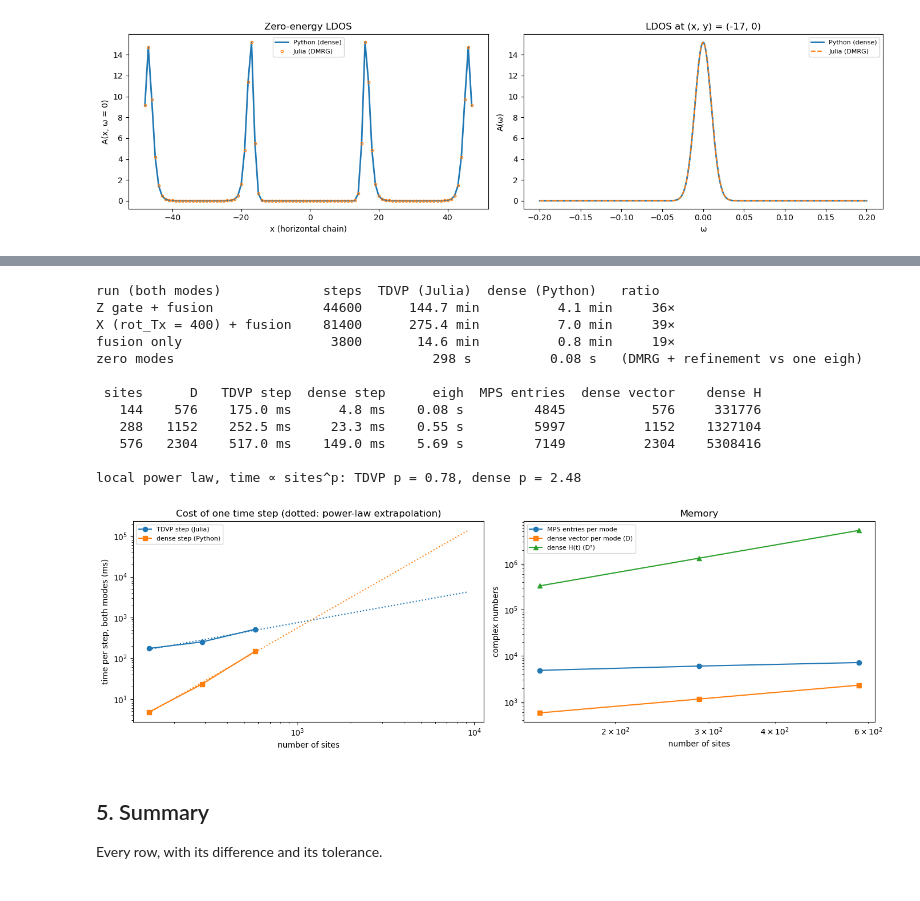
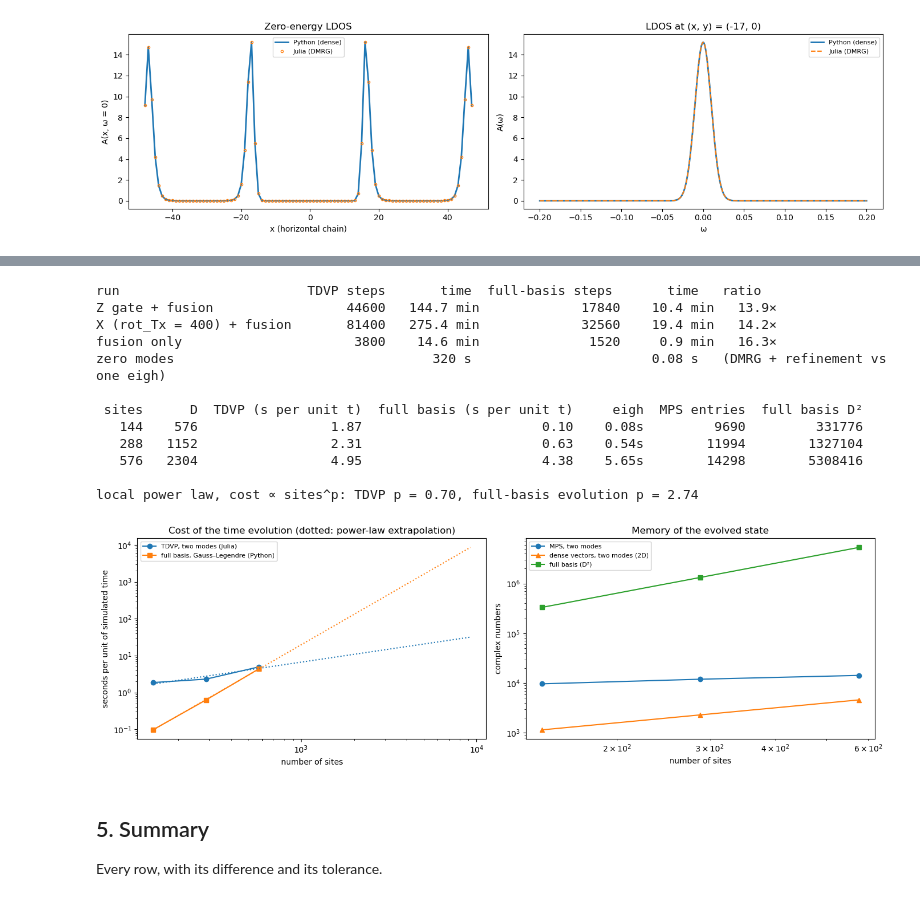
Before and after one commit to alasko5/MSH_Tensor_Network_Methods, a Jupyter notebook: tjunctions_compare.ipynb, the cells around one changed output, grey strips where cells are left out. Cells and saved outputs as stored; diff of their text form; code cells hidden in the pictures.

```diff
--- a/tjunctions_compare.ipynb
+++ b/tjunctions_compare.ipynb
@@ -88,8 +91,8 @@ for gate, key in (("Z", "Z"), ("X", "X400")):
     py = np.load(os.path.join(PY_DIR, f"gate_density_kwant_{key}.npz"))
     assert np.allclose(ts, py["ts"]) and np.allclose(dq[:, 0], py["ts"]) and np.array_equal(xs_, py["x"]), "snapshots differ"
     dens[gate] = dict(ts=ts, x=xs_, Tg=float(py["Tg"]), D_tdvp=D_tdvp, D_py=py["D"], dQ_tdvp=dq[:, 1], dQ_py=py["dQ"])
-    check(f"TDVP δn(x, t), {gate} gate + fusion", D_tdvp, py["D"], 1e-5)
-    check(f"TDVP ΔQ(t), {gate} gate + fusion", dq[:, 1], py["dQ"], 1e-5)
+    check(f"TDVP δn(x, t), {gate} gate + fusion", D_tdvp, py["D"], 1e-4)
+    check(f"TDVP ΔQ(t), {gate} gate + fusion", dq[:, 1], py["dQ"], 1e-4)
 
 fig, ax = plt.subplots(1, 2, figsize=(15, 4.5))
 for a, (gate, r) in zip(ax, dens.items()):
@@ -131,10 +133,9 @@ Angles are in degrees.
 # %%
 tn_g = {k: float(v) for k, v in np.genfromtxt("msh_tjunctions_tn_gates.csv", delimiter=",", names=True, dtype=None, encoding=None)}
 py_g = {k: float(v) for k, v in np.load(os.path.join(PY_DIR, "gates_kwant.npz")).items()}
-tols = dict(S_phase=1e-3, Z_phase=1e-3, X_theta=1e-3, X_P01=1e-5, fus_E_A=1e-6, fus_dQad_A=1e-6)
-labels = dict(S_phase="exchange_12 once: relative phase (°)", Z_phase="Z: relative phase (°)", Z_leak_A="Z: leak ψ_A",
-              Z_leak_B="Z: leak ψ_B", X_theta="X: rotation angle θ (°)", X_P01="X: P(0→1)", X_leak_A="X: leak ψ_A",
-              X_leak_B="X: leak ψ_B", Z_fus_dQ="fusion ΔQ after Z", X_fus_dQ="fusion ΔQ after X", F_fus_dQ="fusion ΔQ, no gate",
+tols = dict(fus_E_A=1e-6, fus_dQad_A=1e-6)
+labels = dict(Z_leak_A="Z: leak ψ_A", Z_leak_B="Z: leak ψ_B", X_leak_A="X: leak ψ_A", X_leak_B="X: leak ψ_B",
+              Z_fus_dQ="fusion ΔQ after Z", X_fus_dQ="fusion ΔQ after X", F_fus_dQ="fusion ΔQ, no gate",
               Z_fus_leak_A="fusion leak ψ_A after Z", X_fus_leak_A="fusion leak ψ_A after X", F_fus_leak_A="fusion leak ψ_A, no gate",
               fus_dQad_A="adiabatic ΔQ of pair A (end of fusion)", fus_E_A="E_A (end of fusion)")
 print(f"{'':52s} {'Julia (TN)':>12s} {'Python':>12s}")
@@ -178,55 +179,57 @@ entries against $D = 4 \times$ sites for a dense vector; the dense method also s
 # %%
 tt = {k: float(v) for k, v in np.genfromtxt("msh_tjunctions_tn_timing.csv", delimiter=",", names=True, dtype=None, encoding=None)}
 pt = {k: np.asarray(v) for k, v in np.load(os.path.join(PY_DIR, "timing_kwant.npz")).items()}
-print(f"{'run (both modes)':26s} {'steps':>7s} {'TDVP (Julia)':>13s} {'dense (Python)':>15s} {'ratio':>7s}")
+dt_py = float(pt["dt"]); dt_tn = 0.1
+print(f"{'run':26s} {'TDVP steps':>10s} {'time':>10s} {'full-basis steps':>17s} {'time':>10s} {'ratio':>7s}")
 for kind, key in (("Z", "Z"), ("X", "X400"), ("F", "F")):
-    n = int(tt[f"steps_{kind}"])
     t_tn = tt[f"tdvp_{kind}_A"] + tt[f"tdvp_{kind}_B"]
     t_py = float(pt[f"time_{key}_fusion"]) + (float(pt[f"time_{key}_gate"]) if f"time_{key}_gate" in pt else 0.0)
+    n_py = int(pt[f"steps_{key}_fusion"]) + (int(pt[f"steps_{key}_gate"]) if f"steps_{key}_gate" in pt else 0)
     lbl = {"Z": "Z gate + fusion", "X": "X (rot_Tx = 400) + fusion", "F": "fusion only"}[kind]
-    print(f"{lbl:26s} {n:7d} {t_tn / 60:10.1f} min {t_py / 60:12.1f} min {t_tn / t_py:6.0f}×")
-print(f"{'zero modes':26s} {'':7s} {(tt['dmrg_ldos'] + tt['dmrg_mzm']):11.0f} s {float(pt['eigh']):13.2f} s"
-      f"   (DMRG + refinement vs one eigh)")
+    print(f"{lbl:26s} {int(tt[f'steps_{kind}']):10d} {t_tn / 60:7.1f} min {n_py:17d} {t_py / 60:7.1f} min {t_tn / t_py:6.1f}×")
+print(f"{'zero modes':26s} {'':10s} {(tt['dmrg_ldos'] + tt['dmrg_mzm']):8.0f} s {'':17s} {float(pt['eigh']):8.2f} s   (DMRG + refinement vs one eigh)")
 
 sites = np.array([tt[f"bench_sites_L{L}"] for L in (4, 5, 6)])
-t_tn = 2 * np.array([tt[f"bench_step_L{L}"] for L in (4, 5, 6)])            # both modes
-t_py = pt["bench_step"]; t_eigh = pt["bench_eigh"]
-mps = np.array([tt[f"bench_mps_size_L{L}"] for L in (4, 5, 6)])
 assert np.array_equal(sites, pt["bench_sites"])
-p_tn = np.polyfit(np.log(sites), np.log(t_tn), 1)[0]; p_py = np.polyfit(np.log(sites), np.log(t_py), 1)[0]
-print(f"\n{'sites':>6s} {'D':>6s} {'TDVP step':>11s} {'dense step':>11s} {'eigh':>9s} {'MPS entries':>12s} {'dense vector':>13s} {'dense H':>10s}")
+c_tn = 2 * np.array([tt[f"bench_step_L{L}"] for L in (4, 5, 6)]) / dt_tn      # both modes, per unit of time
+c_py = pt["bench_step"] / dt_py                                               # full basis, per unit of time
+t_eigh = pt["bench_eigh"]
+mps = 2 * np.array([tt[f"bench_mps_size_L{L}"] for L in (4, 5, 6)])
+p_tn = np.polyfit(np.log(sites), np.log(c_tn), 1)[0]; p_py = np.polyfit(np.log(sites), np.log(c_py), 1)[0]
+print(f"\n{'sites':>6s} {'D':>6s} {'TDVP (s per unit t)':>20s} {'full basis (s per unit t)':>26s} {'eigh':>8s} {'MPS entries':>12s} {'full basis D²':>14s}")
 for i in range(3):
     D = 4 * int(sites[i])
-    print(f"{int(sites[i]):6d} {D:6d} {1e3 * t_tn[i]:8.1f} ms {1e3 * t_py[i]:8.1f} ms {t_eigh[i]:7.2f} s {int(mps[i]):12d} {D:13d} {D * D:10d}")
-print(f"\nlocal power law, time ∝ sites^p: TDVP p = {p_tn:.2f}, dense p = {p_py:.2f}")
+    print(f"{int(sites[i]):6d} {D:6d} {c_tn[i]:20.2f} {c_py[i]:26.2f} {t_eigh[i]:7.2f}s {int(mps[i]):12d} {D * D:14d}")
+print(f"\nlocal power law, cost ∝ sites^p: TDVP p = {p_tn:.2f}, full-basis evolution p = {p_py:.2f}")
 
 ns = np.geomspace(sites[0], 16 * sites[-1], 60)
-fit = lambda t: np.exp(np.polyval(np.polyfit(np.log(sites), np.log(t), 1), np.log(ns)))
+fit = lambda c: np.exp(np.polyval(np.polyfit(np.log(sites), np.log(c), 1), np.log(ns)))
 fig, ax = plt.subplots(1, 2, figsize=(14, 4.5))
-ax[0].loglog(sites, 1e3 * t_tn, "o-", label="TDVP step (Julia)")
-ax[0].loglog(sites, 1e3 * t_py, "s-", label="dense step (Python)")
-ax[0].loglog(ns, 1e3 * fit(t_tn), ":", color="C0"); ax[0].loglog(ns, 1e3 * fit(t_py), ":", color="C1")
-ax[0].set(xlabel="number of sites", ylabel="time per step, both modes (ms)", title="Cost of one time step (dotted: power-law extrapolation)")
+ax[0].loglog(sites, c_tn, "o-", label="TDVP, two modes (Julia)")
+ax[0].loglog(sites, c_py, "s-", label="full basis, Gauss–Legendre (Python)")
+ax[0].loglog(ns, fit(c_tn), ":", color="C0"); ax[0].loglog(ns, fit(c_py), ":", color="C1")
+ax[0].set(xlabel="number of sites", ylabel="seconds per unit of simulated time",
+          title="Cost of the time evolution (dotted: power-law extrapolation)")
 ax[0].legend(fontsize=8)
-ax[1].loglog(sites, mps, "o-", label="MPS entries per mode")
-ax[1].loglog(sites, 4 * sites, "s-", label="dense vector per mode (D)")
-ax[1].loglog(sites, (4 * sites) ** 2, "^-", label="dense H(t) (D²)")
-ax[1].set(xlabel="number of sites", ylabel="complex numbers", title="Memory"); ax[1].legend(fontsize=8)
+ax[1].loglog(sites, mps, "o-", label="MPS, two modes")
+ax[1].loglog(sites, 2 * 4 * sites, "^-", label="dense vectors, two modes (2D)")
+ax[1].loglog(sites, (4 * sites) ** 2, "s-", label="full basis (D²)")
+ax[1].set(xlabel="number of sites", ylabel="complex numbers", title="Memory of the evolved state"); ax[1].legend(fontsize=8)
 fig.tight_layout(); plt.show()
 # %% [output]
-run (both modes)             steps  TDVP (Julia)  dense (Python)   ratio
-Z gate + fusion              44600      144.7 min          4.1 min     36×
-X (rot_Tx = 400) + fusion    81400      275.4 min          7.0 min     39×
-fusion only                   3800       14.6 min          0.8 min     19×
-zero modes                                 298 s          0.08 s   (DMRG + refinement vs one eigh)
+run                        TDVP steps       time  full-basis steps       time   ratio
+Z gate + fusion                 44600   144.7 min             17840    10.4 min   13.9×
+X (rot_Tx = 400) + fusion       81400   275.4 min             32560    19.4 min   14.2×
+fusion only                      3800    14.6 min              1520     0.9 min   16.3×
+zero modes                                 320 s                       0.08 s   (DMRG + refinement vs one eigh)
 
- sites      D   TDVP step  dense step      eigh  MPS entries  dense vector    dense H
-   144    576    175.0 ms      4.8 ms    0.08 s         4845           576     331776
-   288   1152    252.5 ms     23.3 ms    0.55 s         5997          1152    1327104
-   576   2304    517.0 ms    149.0 ms    5.69 s         7149          2304    5308416
+ sites      D  TDVP (s per unit t)  full basis (s per unit t)     eigh  MPS entries  full basis D²
+   144    576                 1.87                       0.10    0.08s         9690         331776
+   288   1152                 2.31                       0.63    0.54s        11994        1327104
+   576   2304                 4.95                       4.38    5.65s        14298        5308416
 
-local power law, time ∝ sites^p: TDVP p = 0.78, dense p = 2.48
+local power law, cost ∝ sites^p: TDVP p = 0.70, full-basis evolution p = 2.74
-[figure, old version]
+[figure, new version]
 # %% [markdown]
 ## 5. Summary
 
```
Also changed, not shown: parts of 7 cells of this notebook, 5 other files.
